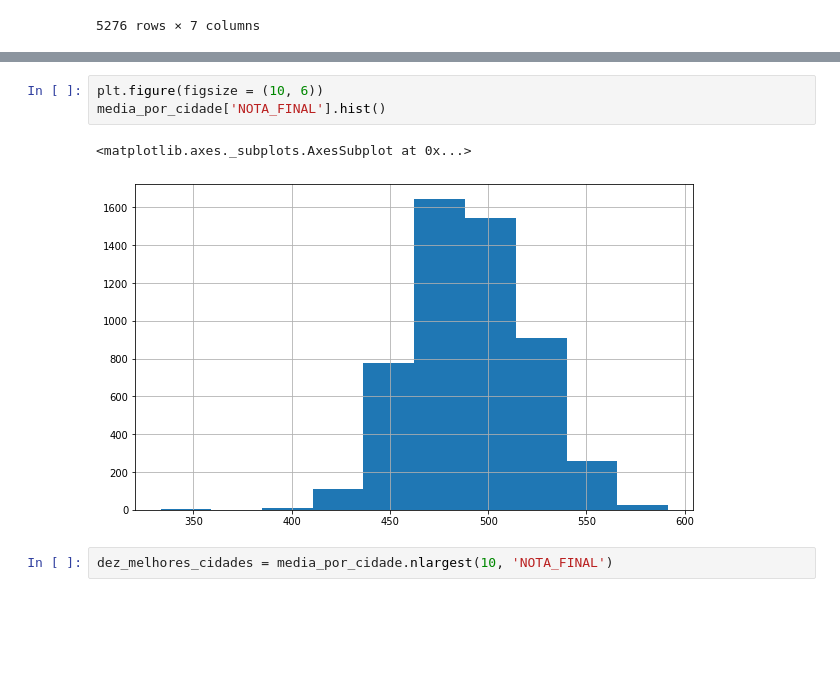
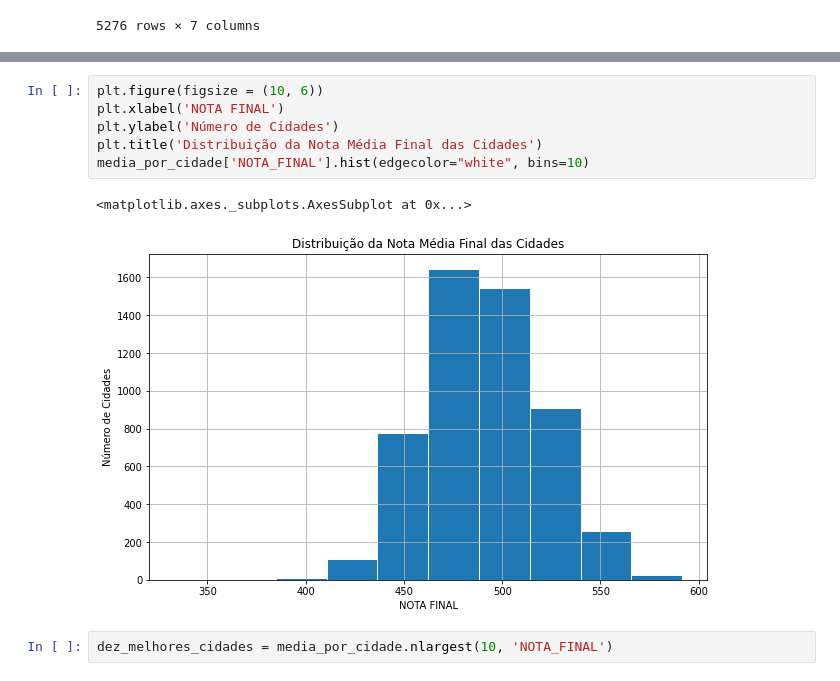
Before and after one commit to audreymoreira/case_ENEM_2017, a Jupyter notebook: Vistas_do_ENEM_2017.ipynb, the cells around one changed output, grey strips where cells are left out. Saved outputs shown, nothing was run; the diff lists cells and outputs as text; blank space fills up the shorter version.

```diff
--- a/Vistas_do_ENEM_2017.ipynb
+++ b/Vistas_do_ENEM_2017.ipynb
@@ -400,12 +452,15 @@ media_por_cidade.sample(10).reset_index()
 | 7 | Porto Walter | 457.75 | 460.25 | 447.25 | 454.50 | 446.50 | 456.00 |
 | 8 | Astolfo Dutra | 509.25 | 524.00 | 498.50 | 520.50 | 497.75 | 514.00 |
 | 9 | Barra do Mendes | 479.75 | 475.75 | 465.25 | 459.75 | 418.75 | 464.00 |
-# %%
-plt.figure(figsize = (10, 6))
-media_por_cidade['NOTA_FINAL'].hist()
-# %% [output]
-<matplotlib.axes._subplots.AxesSubplot at 0x...>
-[figure, removed]
+# %%
+plt.figure(figsize = (10, 6))
+plt.xlabel('NOTA FINAL')
+plt.ylabel('Número de Cidades')
+plt.title('Distribuição da Nota Média Final das Cidades')
+media_por_cidade['NOTA_FINAL'].hist(edgecolor="white", bins=10)
+# %% [output]
+<matplotlib.axes._subplots.AxesSubplot at 0x...>
+[figure, added]
 # %%
 dez_melhores_cidades = media_por_cidade.nlargest(10, 'NOTA_FINAL')
 # %%
```
Also changed, not shown: parts of 11 cells of this notebook.
